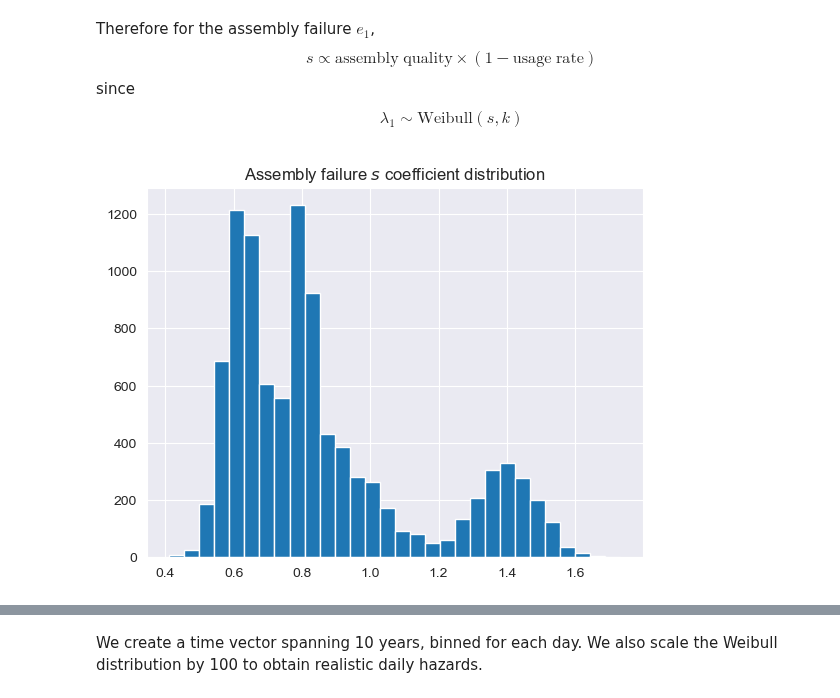
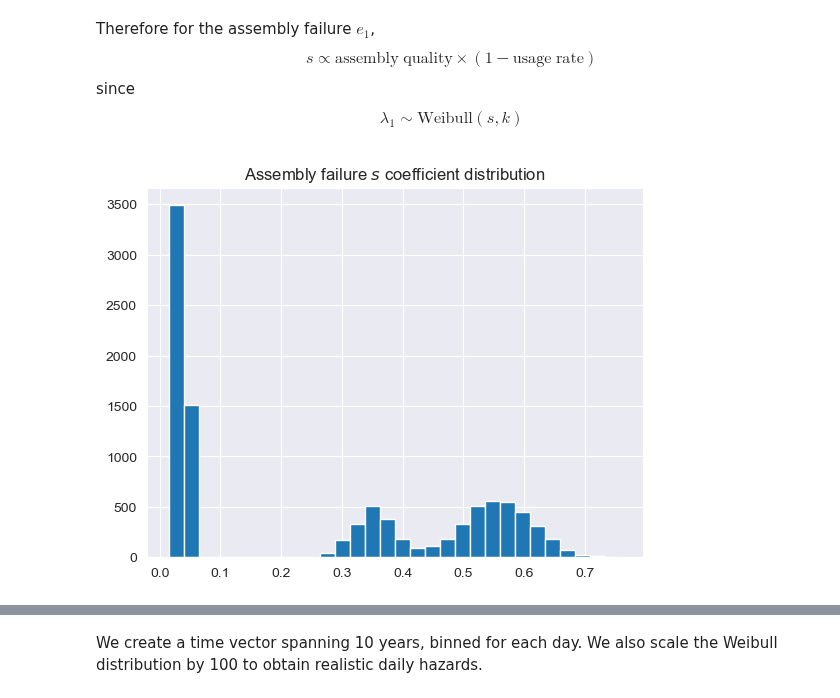
Before and after one commit to soda-inria/survival-analysis-benchmark, a Jupyter notebook: notebooks/truck_dataset.ipynb, the cells around one changed output, grey strips where cells are left out. Saved outputs shown, nothing was run; the diff lists cells and outputs as text; code cells hidden in the pictures.

```diff
--- a/notebooks/truck_dataset.ipynb
+++ b/notebooks/truck_dataset.ipynb
@@ -56,5 +58,5 @@ Across the fleet, 1/3 of drivers have little to no experience, another 1/3 have
 # %%
-driver_skills = [.5, .8, 1]
+driver_skills = [.2, .5, .95]
 
 df = pd.DataFrame(
     dict(
@@ -80,7 +82,7 @@ with the assembly quality $q \in [0, 1]$
 
 Let's say that Robusta and Cheapz have an equal share of the market:
 # %%
-q_r, q_c = 0.90, 0.30
+q_r, q_c = 0.95, 0.30
 # %%
 fig, ax = plt.subplots(figsize=(4, 4))
 ax.bar(["Robusta", "Cheapz"], height=[q_r, q_c]);
@@ -117,7 +119,7 @@ $$
 \mathrm{UX}_{5}=1.0 \\
 $$
 # %%
-ux_levels = [.5, .7, .8, .9, 1]
+ux_levels = [.2, .5, .7, .9, 1.0]
 labels = [f"Model {idx}" for idx in range(1, len(ux_levels)+1)]
 ux_models = dict(zip(ux_levels, labels))
 
@@ -282,9 +331,9 @@ $$s \propto \mathrm{assembly\; quality} \times (1 - \mathrm{usage\; rate})$$
 since
 $$\lambda_1 \sim \mathrm{Weibull}(s, k)$$
 # %%
-df["e_1_s"] = 2 * df["assembly_quality"] * (1 - df["usage_rate"]) + 0.5
+df["e_1_s"] = (1 - df["assembly_quality"]) * df["usage_rate"]
 plt.hist(df["e_1_s"], bins=30);
 plt.title("Assembly failure $s$ coefficient distribution");
 # %% [output]
-[figure, old version]
+[figure, new version]
 # %%
```
Also changed, not shown: parts of 49 cells of this notebook, 1 other file.
